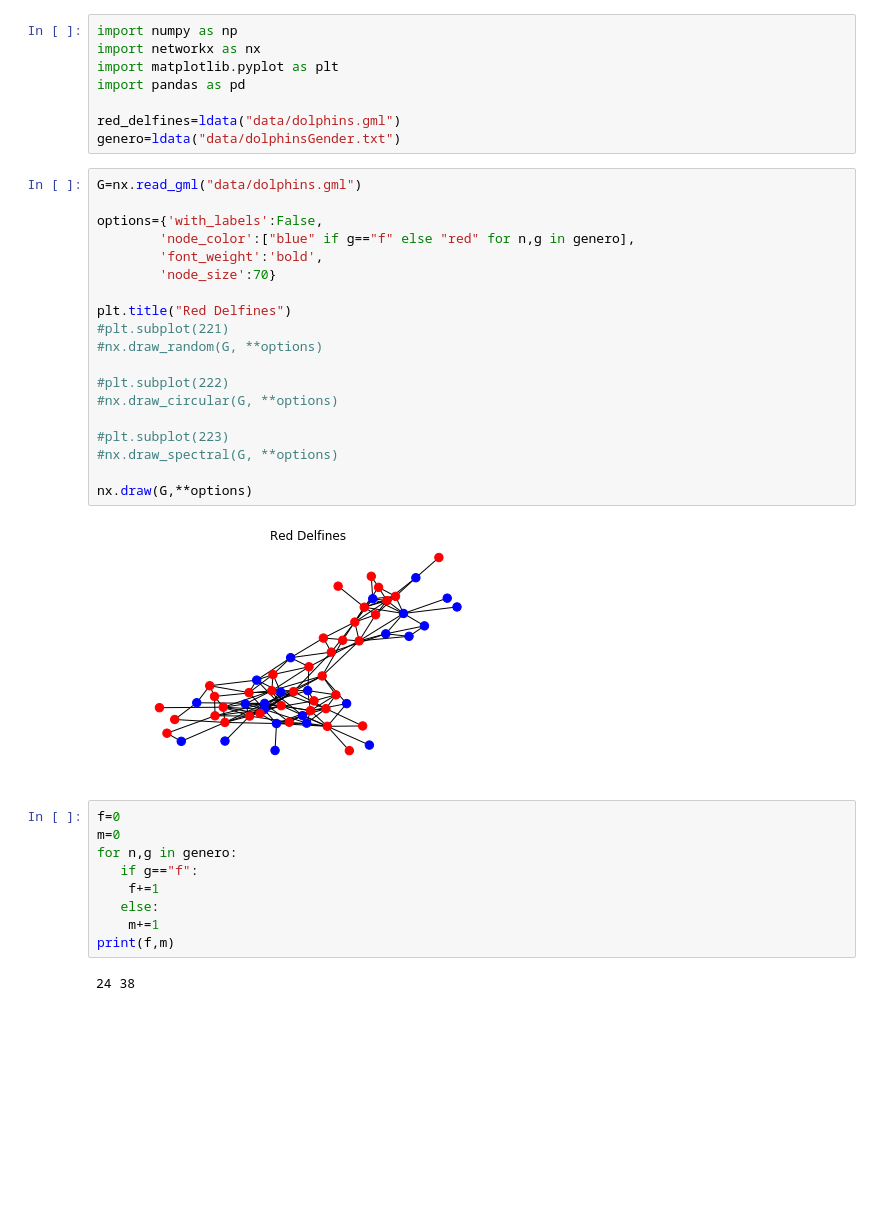
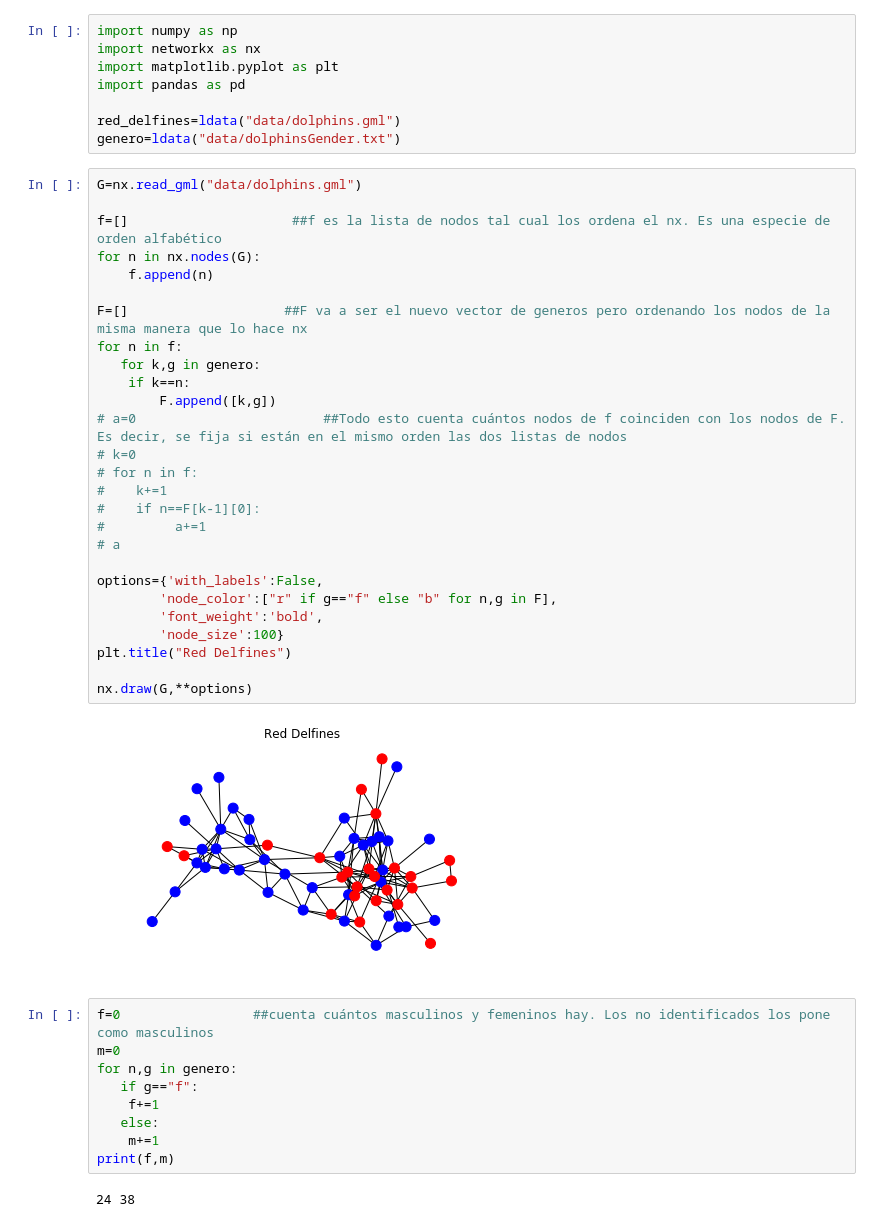
Before and after one commit to vms10/redestcs, a Jupyter notebook: Ejercicio2.ipynb, the cells around one changed output. Cells and saved outputs as stored; diff of their text form; blank space fills up the shorter version.

Commit message:
ahora sí están bien pintados

```diff
--- a/Ejercicio2.ipynb
+++ b/Ejercicio2.ipynb
@@ -15,29 +15,37 @@ import pandas as pd
 
 red_delfines=ldata("data/dolphins.gml")
 genero=ldata("data/dolphinsGender.txt")
-# %%
-G=nx.read_gml("data/dolphins.gml")
-
-options={'with_labels':False,
-        'node_color':["blue" if g=="f" else "red" for n,g in genero],
-        'font_weight':'bold',
-        'node_size':70}
-
-plt.title("Red Delfines")
-#plt.subplot(221)
-#nx.draw_random(G, **options)
-
-#plt.subplot(222)
-#nx.draw_circular(G, **options)
-
-#plt.subplot(223)
-#nx.draw_spectral(G, **options)
-
-nx.draw(G,**options)
-# %% [output]
-[figure, removed]
+# %%
+G=nx.read_gml("data/dolphins.gml")
+
+f=[]                     ##f es la lista de nodos tal cual los ordena el nx. Es una especie de orden alfabético
+for n in nx.nodes(G):
+    f.append(n)
+
+F=[]                    ##F va a ser el nuevo vector de generos pero ordenando los nodos de la misma manera que lo hace nx
+for n in f:
+   for k,g in genero:
+    if k==n:
+        F.append([k,g])
+# a=0                        ##Todo esto cuenta cuántos nodos de f coinciden con los nodos de F. Es decir, se fija si están en el mismo orden las dos listas de nodos
+# k=0
+# for n in f:
+#    k+=1
+#    if n==F[k-1][0]:
+#         a+=1
+# a
+
+options={'with_labels':False,
+        'node_color':["r" if g=="f" else "b" for n,g in F],
+        'font_weight':'bold',
+        'node_size':100}
+plt.title("Red Delfines")
+
+nx.draw(G,**options)
+# %% [output]
+[figure, added]
 # %%
-f=0
+f=0                 ##cuenta cuántos masculinos y femeninos hay. Los no identificados los pone como masculinos
 m=0
 for n,g in genero:
    if g=="f":
```
Also changed, not shown: parts of 1 cell of this notebook.
